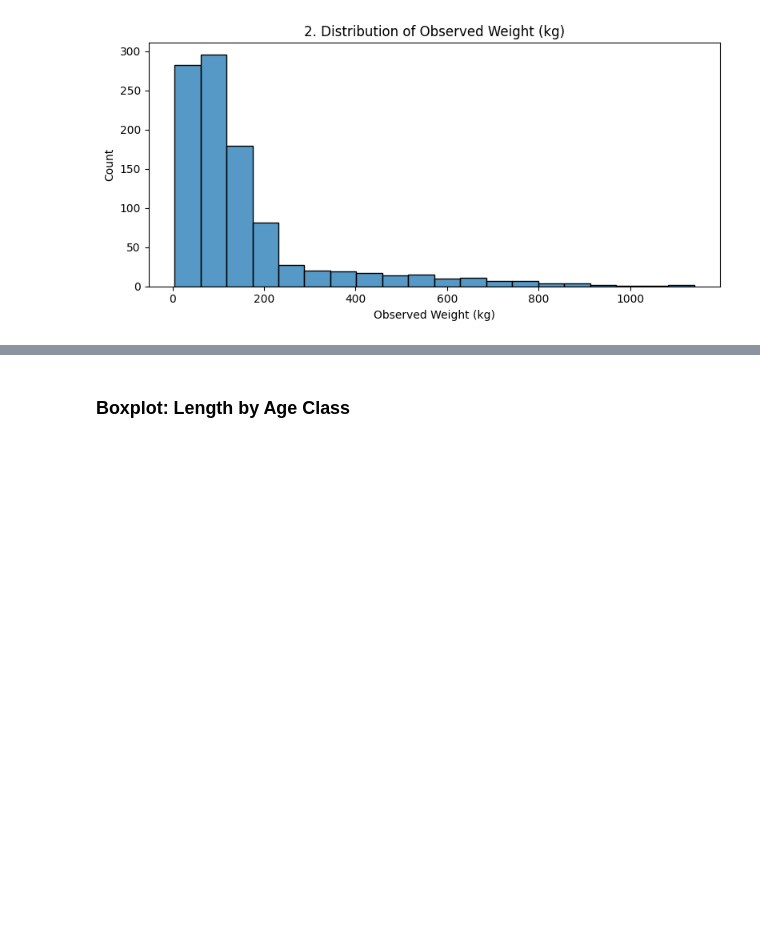
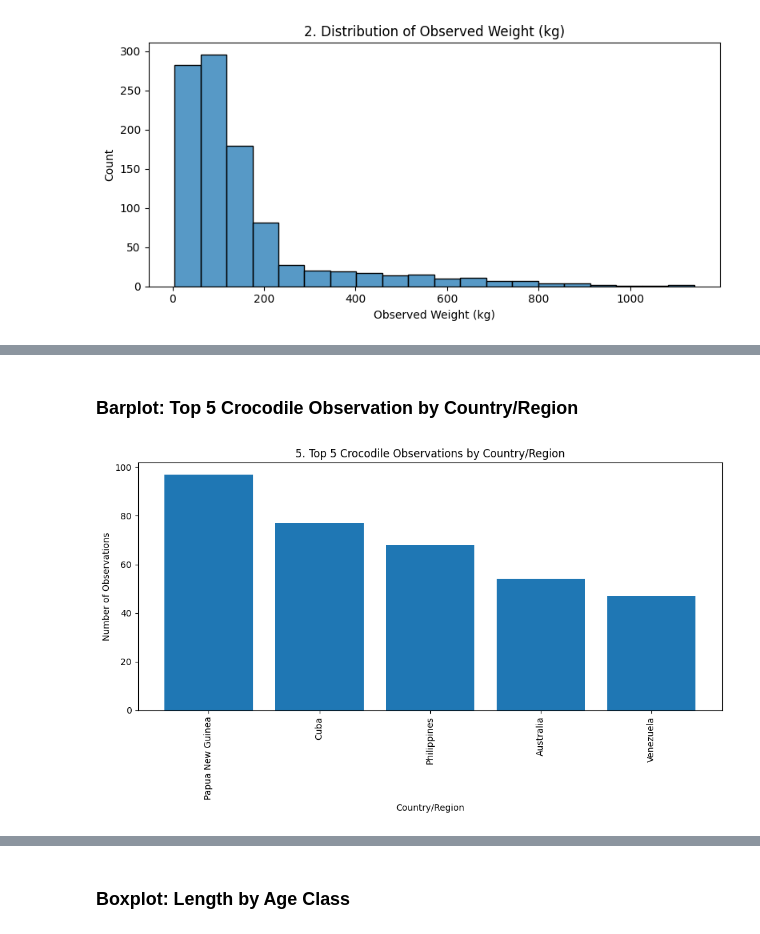
Before and after one commit to lukhi-laksh/Kaggle-Notebooks, a Jupyter notebook: Crocodile Species/crocodile_Analysis.ipynb, the cells around one changed output, grey strips where cells are left out. Cells and saved outputs as stored; diff of their text form; code cells hidden in the pictures; blank space fills up the shorter version.

```diff
--- a/Crocodile Species/crocodile_Analysis.ipynb
+++ b/Crocodile Species/crocodile_Analysis.ipynb
@@ -270,0 +295,14 @@ plot_no += 1
+# %% [markdown]
+### Barplot: Top 5 Crocodile Observation by Country/Region
+# %%
+country_counts = df['Country/Region'].value_counts()[:5]
+plt.figure(figsize=(10,6))
+plt.bar(country_counts.index, country_counts.values)
+plt.xticks(rotation=90)
+plt.xlabel('Country/Region')
+plt.ylabel('Number of Observations')
+plt.title(f'{plot_no}. Top 5 Crocodile Observations by Country/Region')
+show_fig()
+plot_no += 1
+# %% [output]
+[figure, added]
```
Also changed, not shown: parts of 22 cells of this notebook.
